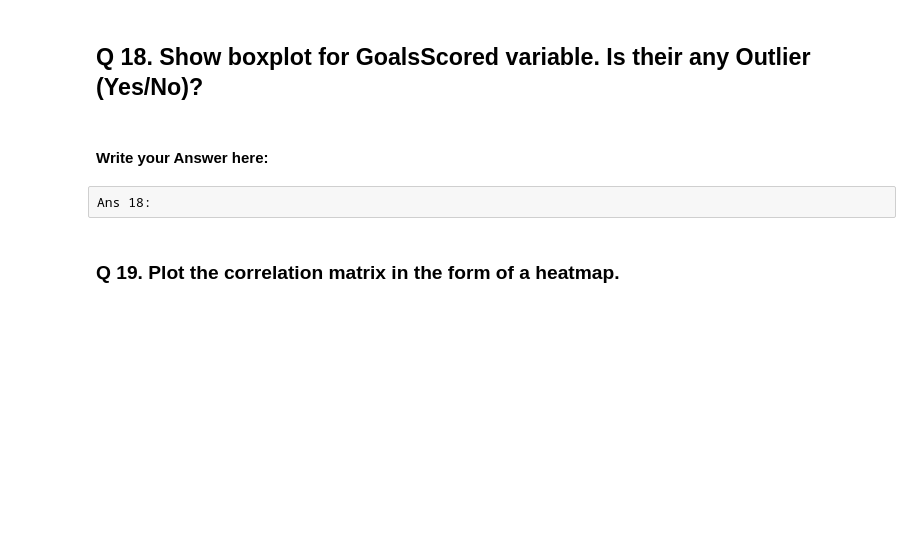
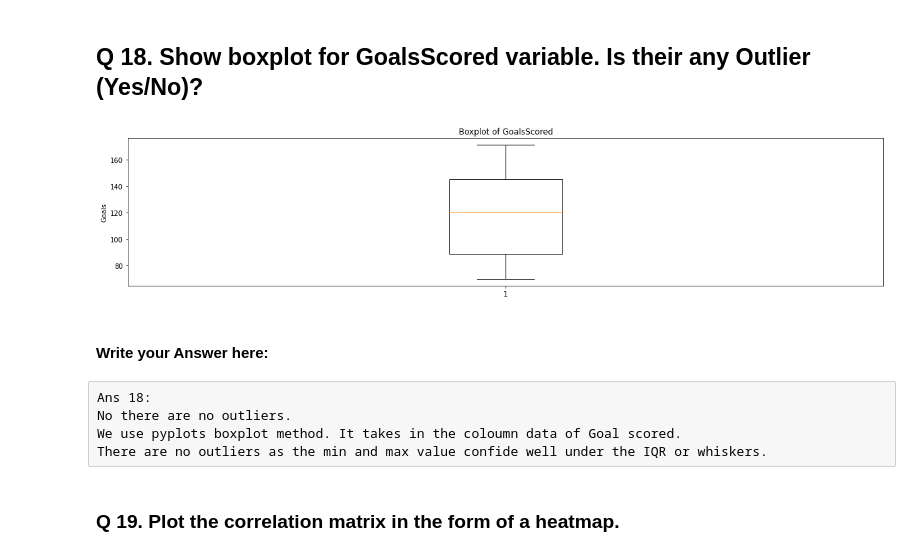
Before and after one commit to Hari437/GreatLearning, a Jupyter notebook: 1-Foundation-Data-Science/practiceProject/MIT_Practice Project_FIFA_Student Copy.ipynb, the cells around one changed output. Cells and saved outputs as stored; diff of their text form; code cells hidden in the pictures; blank space fills up the shorter version.

```diff
--- a/1-Foundation-Data-Science/practiceProject/MIT_Practice Project_FIFA_Student Copy.ipynb
+++ b/1-Foundation-Data-Science/practiceProject/MIT_Practice Project_FIFA_Student Copy.ipynb
@@ -388,10 +438,19 @@ plt.ylabel('Goals')
 plt.show()
 # %%
 # copy the above code here, remove _____ & write the approrpiate function name
+plt.boxplot(fifa['GoalsScored'])
+plt.title('Boxplot of GoalsScored')
+plt.ylabel('Goals')
+plt.show()
+# %% [output]
+[figure, added]
 # %% [markdown]
 #### Write your Answer here:
-# %% [raw]
-Ans 18:
+# %% [raw]
+Ans 18:
+No there are no outliers.
+We use pyplots boxplot method. It takes in the coloumn data of Goal scored.
+There are no outliers as the min and max value confide well under the IQR or whiskers.
 # %% [markdown]
 ### Q 19. Plot the correlation matrix in the form of a heatmap.
 # %%
```
Also changed, not shown: parts of 18 cells of this notebook, 12 other files.
